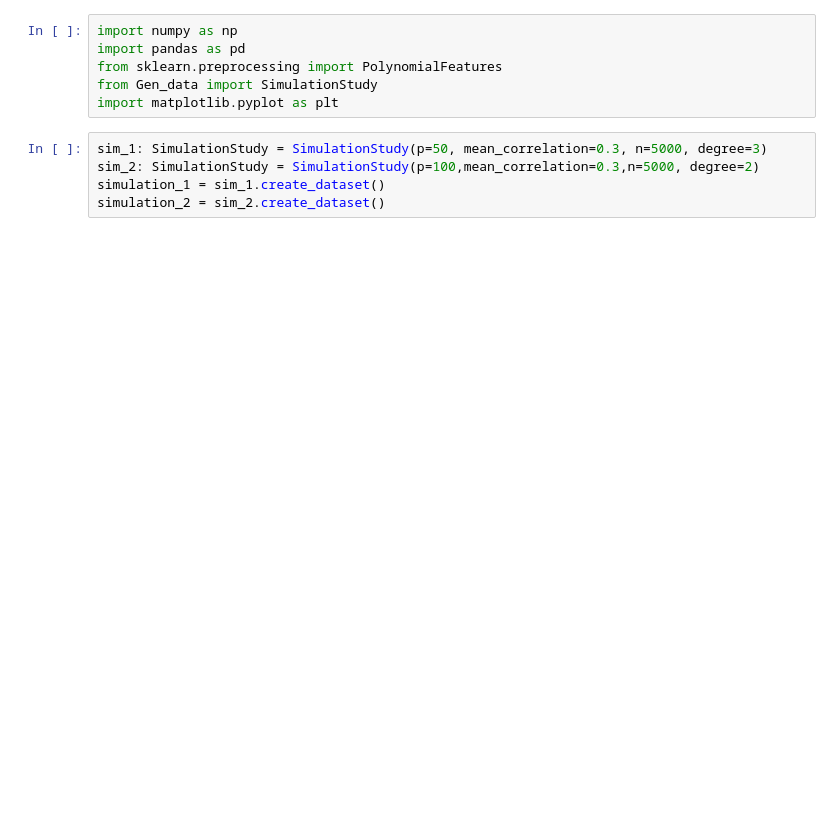
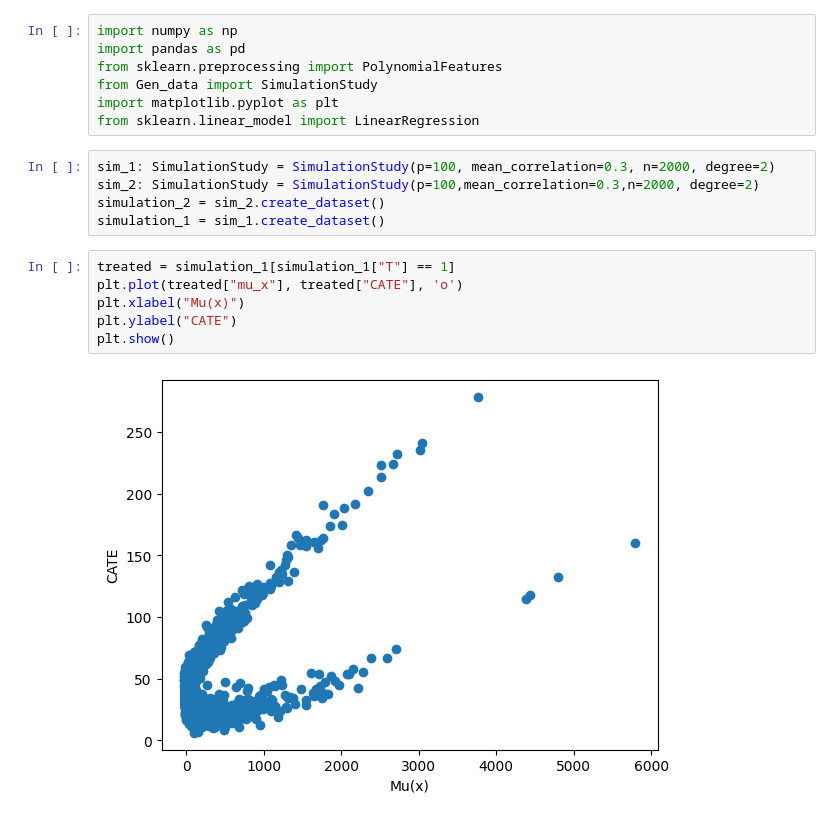
Before and after one commit to Jackbonkins/Heter_effects, a Jupyter notebook: Gen_Data.ipynb, the cells around one changed output. Drawn from its saved outputs; the diff is of its cells as text; blank space fills up the shorter version.

```diff
--- a/Gen_Data.ipynb
+++ b/Gen_Data.ipynb
@@ -4,8 +4,17 @@ import pandas as pd
 from sklearn.preprocessing import PolynomialFeatures
 from Gen_data import SimulationStudy
 import matplotlib.pyplot as plt
+from sklearn.linear_model import LinearRegression
 # %%
-sim_1: SimulationStudy = SimulationStudy(p=50, mean_correlation=0.3, n=5000, degree=3)
-sim_2: SimulationStudy = SimulationStudy(p=100,mean_correlation=0.3,n=5000, degree=2)
+sim_1: SimulationStudy = SimulationStudy(p=100, mean_correlation=0.3, n=2000, degree=2)
+sim_2: SimulationStudy = SimulationStudy(p=100,mean_correlation=0.3,n=2000, degree=2)
+simulation_2 = sim_2.create_dataset()
 simulation_1 = sim_1.create_dataset()
-simulation_2 = sim_2.create_dataset()
+# %%
+treated = simulation_1[simulation_1["T"] == 1]
+plt.plot(treated["mu_x"], treated["CATE"], 'o')
+plt.xlabel("Mu(x)")
+plt.ylabel("CATE")
+plt.show()
+# %% [output]
+[figure, added]
```
Also changed, not shown: parts of 7 cells of this notebook, 1 other file.
